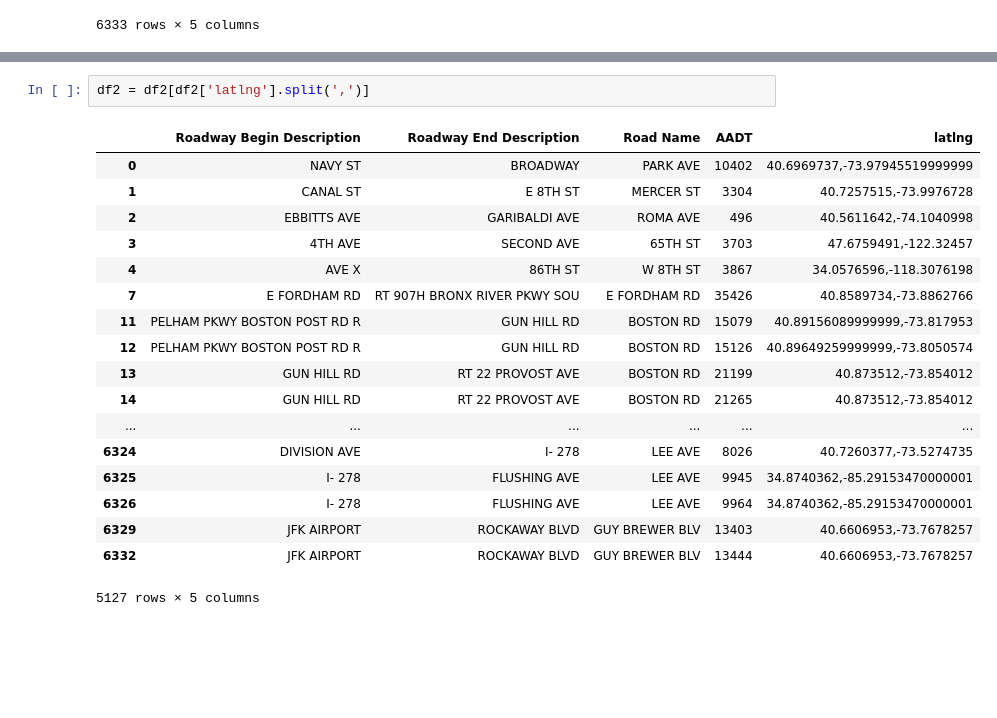
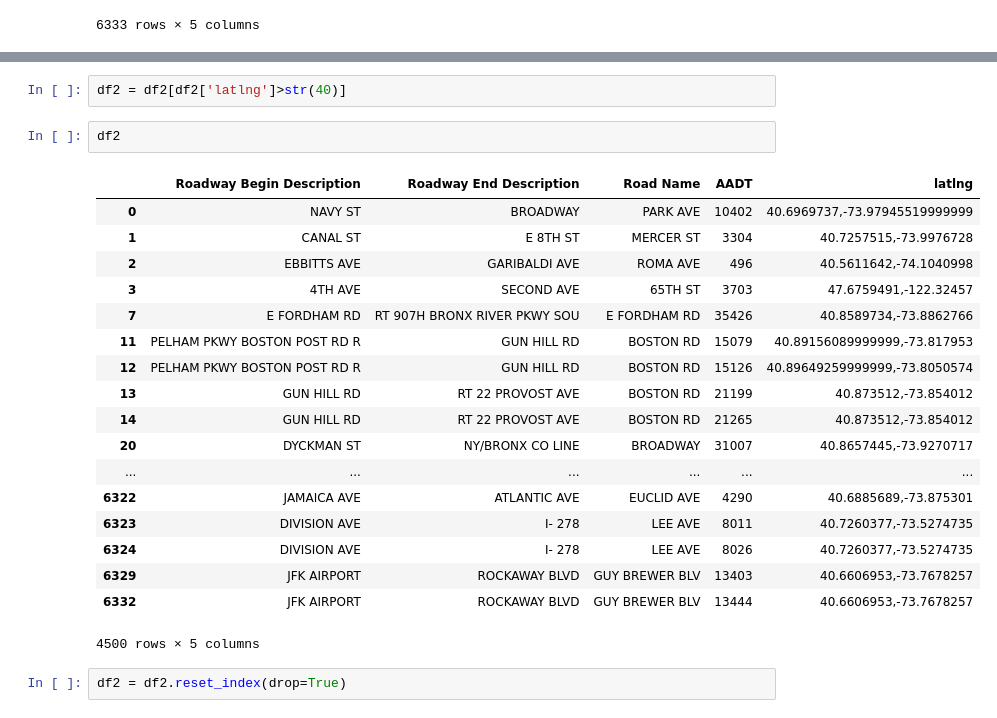
Before and after one commit to nealrea/collisionViz, a Jupyter notebook: MH_Data/Street_LatLng.ipynb, the cells around one changed output, grey strips where cells are left out. Drawn from its saved outputs; the diff is of its cells as text; blank space fills up the shorter version.

```diff
--- a/MH_Data/Street_LatLng.ipynb
+++ b/MH_Data/Street_LatLng.ipynb
@@ -110,21 +130,25 @@ df2=df2[pd.notnull(df2['latlng'])]
 # %%
-df2 = df2[df2['latlng'].split(',')]
+df2 = df2[df2['latlng']>str(40)]
-# %% [output]
-|  | Roadway Begin Description | Roadway End Description | Road Name | AADT | latlng |
-| 0 | NAVY ST | BROADWAY | PARK AVE | 10402 | 40.6969737,-73.97945519999999 |
-| 1 | CANAL ST | E 8TH ST | MERCER ST | 3304 | 40.7257515,-73.9976728 |
-| 2 | EBBITTS AVE | GARIBALDI AVE | ROMA AVE | 496 | 40.5611642,-74.1040998 |
-| 3 | 4TH AVE | SECOND AVE | 65TH ST | 3703 | 47.6759491,-122.32457 |
-| 4 | AVE X | 86TH ST | W 8TH ST | 3867 | 34.0576596,-118.3076198 |
-| 7 | E FORDHAM RD | RT 907H BRONX RIVER PKWY SOU | E FORDHAM RD | 35426 | 40.8589734,-73.8862766 |
-| 11 | PELHAM PKWY BOSTON POST RD R | GUN HILL RD | BOSTON RD | 15079 | 40.89156089999999,-73.817953 |
-| 12 | PELHAM PKWY BOSTON POST RD R | GUN HILL RD | BOSTON RD | 15126 | 40.89649259999999,-73.8050574 |
-| 13 | GUN HILL RD | RT 22 PROVOST AVE | BOSTON RD | 21199 | 40.873512,-73.854012 |
-| 14 | GUN HILL RD | RT 22 PROVOST AVE | BOSTON RD | 21265 | 40.873512,-73.854012 |
-| ... | ... | ... | ... | ... | ... |
-| 6324 | DIVISION AVE | I- 278 | LEE AVE | 8026 | 40.7260377,-73.5274735 |
-| 6325 | I- 278 | FLUSHING AVE | LEE AVE | 9945 | 34.8740362,-85.29153470000001 |
-| 6326 | I- 278 | FLUSHING AVE | LEE AVE | 9964 | 34.8740362,-85.29153470000001 |
-| 6329 | JFK AIRPORT | ROCKAWAY BLVD | GUY BREWER BLV | 13403 | 40.6606953,-73.7678257 |
-| 6332 | JFK AIRPORT | ROCKAWAY BLVD | GUY BREWER BLV | 13444 | 40.6606953,-73.7678257 |
-5127 rows × 5 columns
+# %%
+df2
+# %% [output]
+|  | Roadway Begin Description | Roadway End Description | Road Name | AADT | latlng |
+| 0 | NAVY ST | BROADWAY | PARK AVE | 10402 | 40.6969737,-73.97945519999999 |
+| 1 | CANAL ST | E 8TH ST | MERCER ST | 3304 | 40.7257515,-73.9976728 |
+| 2 | EBBITTS AVE | GARIBALDI AVE | ROMA AVE | 496 | 40.5611642,-74.1040998 |
+| 3 | 4TH AVE | SECOND AVE | 65TH ST | 3703 | 47.6759491,-122.32457 |
+| 7 | E FORDHAM RD | RT 907H BRONX RIVER PKWY SOU | E FORDHAM RD | 35426 | 40.8589734,-73.8862766 |
+| 11 | PELHAM PKWY BOSTON POST RD R | GUN HILL RD | BOSTON RD | 15079 | 40.89156089999999,-73.817953 |
+| 12 | PELHAM PKWY BOSTON POST RD R | GUN HILL RD | BOSTON RD | 15126 | 40.89649259999999,-73.8050574 |
+| 13 | GUN HILL RD | RT 22 PROVOST AVE | BOSTON RD | 21199 | 40.873512,-73.854012 |
+| 14 | GUN HILL RD | RT 22 PROVOST AVE | BOSTON RD | 21265 | 40.873512,-73.854012 |
+| 20 | DYCKMAN ST | NY/BRONX CO LINE | BROADWAY | 31007 | 40.8657445,-73.9270717 |
+| ... | ... | ... | ... | ... | ... |
+| 6322 | JAMAICA AVE | ATLANTIC AVE | EUCLID AVE | 4290 | 40.6885689,-73.875301 |
+| 6323 | DIVISION AVE | I- 278 | LEE AVE | 8011 | 40.7260377,-73.5274735 |
+| 6324 | DIVISION AVE | I- 278 | LEE AVE | 8026 | 40.7260377,-73.5274735 |
+| 6329 | JFK AIRPORT | ROCKAWAY BLVD | GUY BREWER BLV | 13403 | 40.6606953,-73.7678257 |
+| 6332 | JFK AIRPORT | ROCKAWAY BLVD | GUY BREWER BLV | 13444 | 40.6606953,-73.7678257 |
+4500 rows × 5 columns
+# %%
+df2 = df2.reset_index(drop=True)
```
Also changed, not shown: parts of 3 cells of this notebook, 1 other file.
